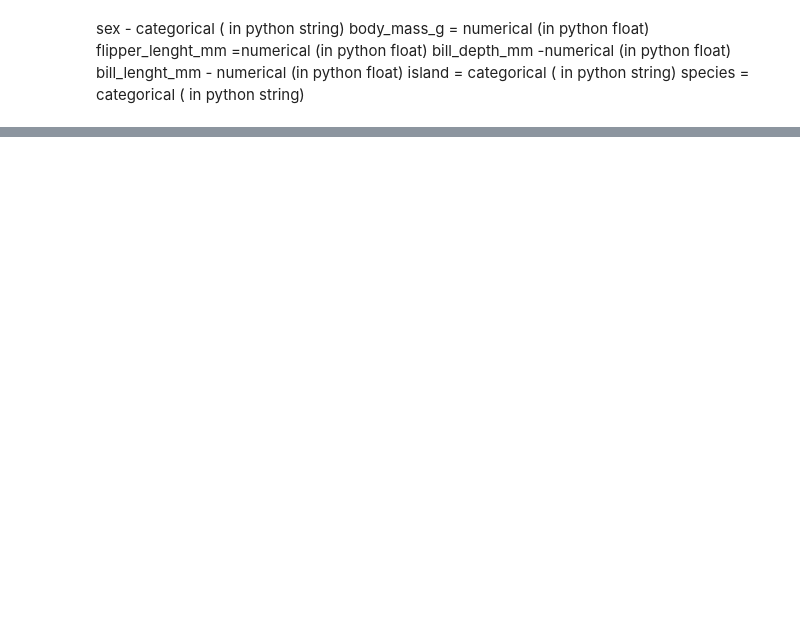
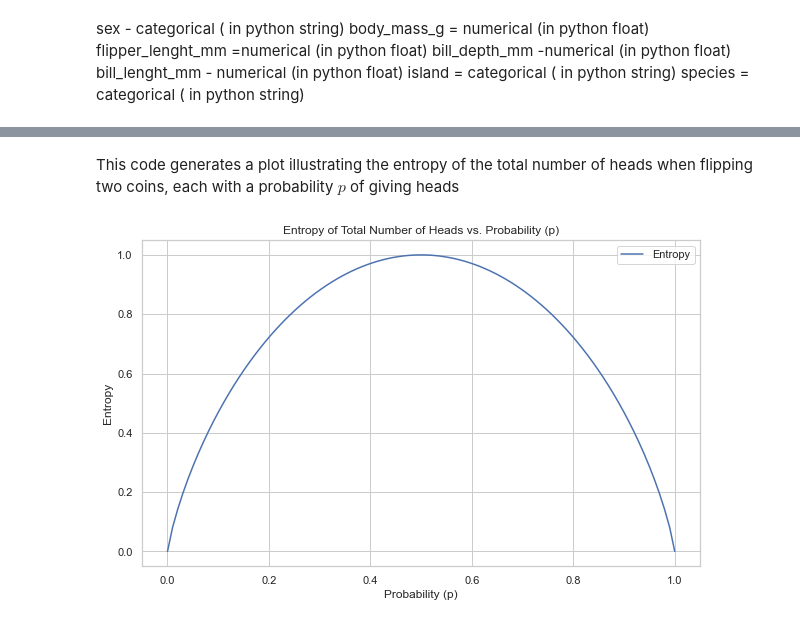
Before and after one commit to SofiMetel/fund_data, a Jupyter notebook: tasks.ipynb, the cells around one changed output, grey strips where cells are left out. Cells and saved outputs as stored; diff of their text form; code cells hidden in the pictures; blank space fills up the shorter version.

```diff
--- a/tasks.ipynb
+++ b/tasks.ipynb
@@ -103,0 +248,31 @@ species = categorical ( in python string)
+# %% [markdown]
+This code generates a plot illustrating the entropy of the total number of heads when flipping two coins, each with a probability  $p$ of giving heads
+# %%
+# Importing necessary libraries
+
+import numpy as np
+from scipy.stats import entropy
+
+# Generating a range of probability values (p)
+p_values = np.linspace(0, 1, 100)
+
+# Function to calculate entropy for a given probability p
+def calculate_entropy(p):
+    q = 1 - p  # Probability of tails
+    probabilities = [p, q]
+    return entropy(probabilities, base=2)
+
+# Calculate entropy for each probability value in the range
+entropies = [calculate_entropy(p) for p in p_values]
+
+# Plotting the entropy versus probability
+plt.figure(figsize=(10, 6))
+plt.plot(p_values, entropies, label='Entropy')
+plt.title('Entropy of Total Number of Heads vs. Probability (p)')
+plt.xlabel('Probability (p)')
+plt.ylabel('Entropy')
+plt.grid(True)
+plt.legend()
+plt.show()
+# %% [output]
+[figure, added]
```
Also changed, not shown: parts of 12 cells of this notebook.
